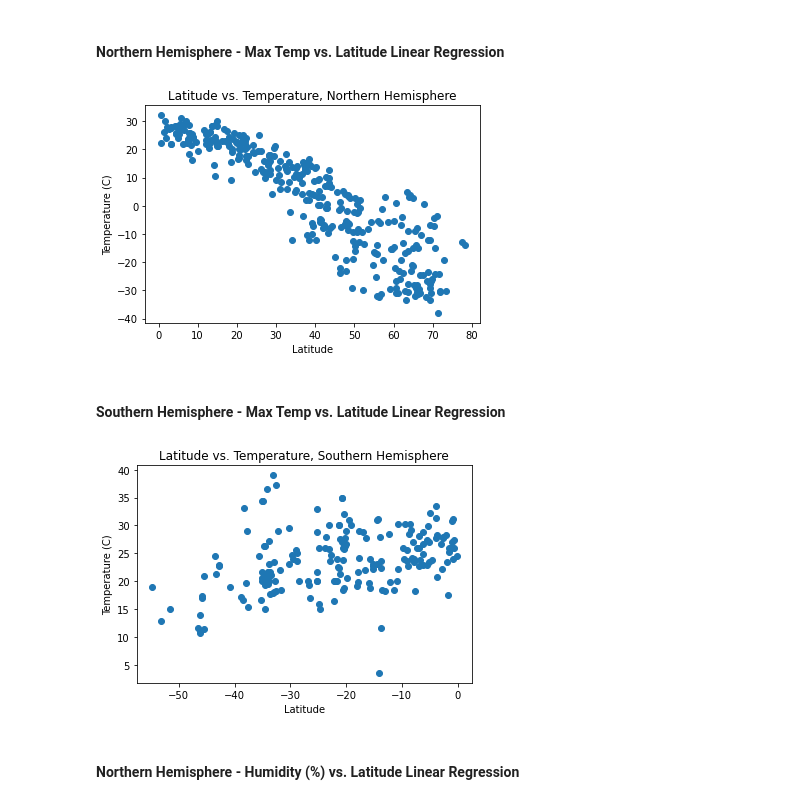
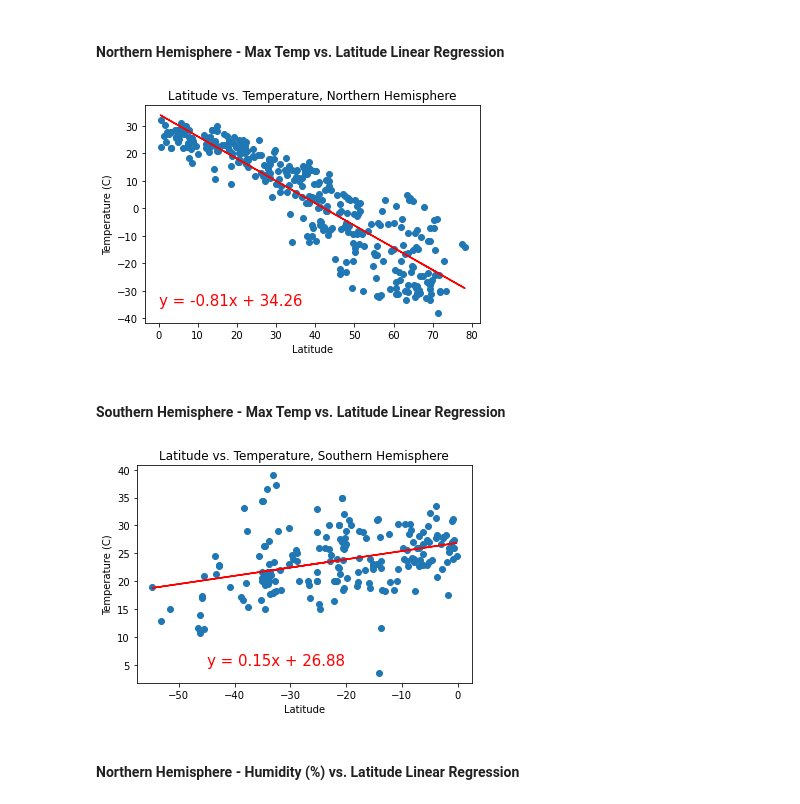
Before and after one commit to zpoeschl/python-api-challenge, a Jupyter notebook: WeatherPy/zpoeschl_WeatherPy.ipynb, the cells around one changed output. Drawn from its saved outputs; the diff is of its cells as text; code cells hidden in the pictures.

```diff
--- a/WeatherPy/zpoeschl_WeatherPy.ipynb
+++ b/WeatherPy/zpoeschl_WeatherPy.ipynb
@@ -205,22 +205,40 @@ southern_hem = final_cities_df[["city id", "city", "lat", "temp", "humidity", "c
 # %% [markdown]
 ####  Northern Hemisphere - Max Temp vs. Latitude Linear Regression
 # %%
+# Create scatter plot
 plt.scatter(northern_hem.iloc[:,2],northern_hem.iloc[:,3])
 plt.xlabel("Latitude")
 plt.ylabel("Temperature (C)")
 plt.title("Latitude vs. Temperature, Northern Hemisphere")
+
+# Calculate and apply linear regression
+(slope, intercept, rvalue, pvalue, stderr) = linregress(northern_hem.iloc[:,2],northern_hem.iloc[:,3])
+regress_values_north_temp = northern_hem.iloc[:,2] * slope + intercept
+line_eq_north_temp = "y = " + str(round(slope,2)) + "x + " + str(round(intercept,2))
+plt.plot(northern_hem.iloc[:,2],regress_values_north_temp,"r-")
+plt.annotate(line_eq_north_temp,(0,-35),fontsize=15,color="red")
+
 plt.show()
 # %% [output]
-[figure, old version]
+[figure, new version]
 # %% [markdown]
 ####  Southern Hemisphere - Max Temp vs. Latitude Linear Regression
 # %%
+# Create scatter plot
 plt.scatter(southern_hem.iloc[:,2],southern_hem.iloc[:,3])
 plt.xlabel("Latitude")
 plt.ylabel("Temperature (C)")
 plt.title("Latitude vs. Temperature, Southern Hemisphere")
+
+# Calculate and apply linear regression
+(slope, intercept, rvalue, pvalue, stderr) = linregress(southern_hem.iloc[:,2],southern_hem.iloc[:,3])
+regress_values_south_temp = southern_hem.iloc[:,2] * slope + intercept
+line_eq_south_temp = "y = " + str(round(slope,2)) + "x + " + str(round(intercept,2))
+plt.plot(southern_hem.iloc[:,2],regress_values_south_temp,"r-")
+plt.annotate(line_eq_south_temp,(-45,5),fontsize=15,color="red")
+
 plt.show()
 # %% [output]
-[figure, old version]
+[figure, new version]
 # %% [markdown]
 ####  Northern Hemisphere - Humidity (%) vs. Latitude Linear Regression
```
Also changed, not shown: parts of 10 cells of this notebook.
